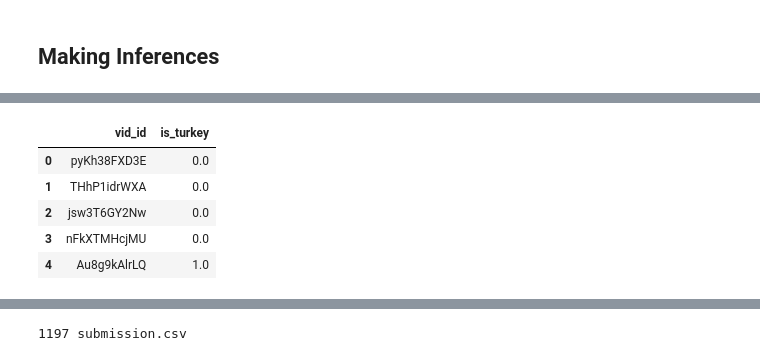
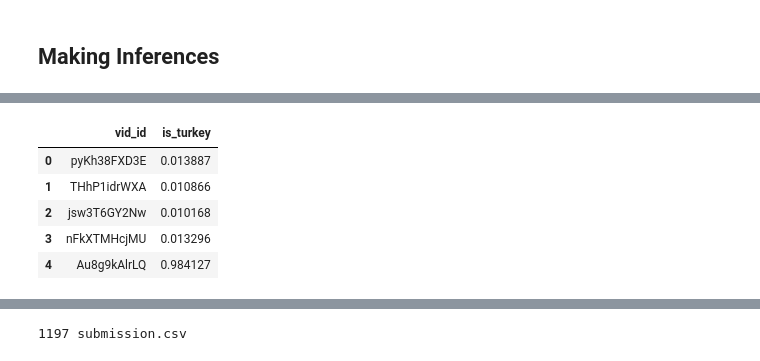
Before and after one commit to yfe404/kaggle-1st-place-dont-call-me-turkey, a Jupyter notebook: All Steps - Final Submission.ipynb, the cells around one changed output, grey strips where cells are left out. Cells and saved outputs as stored; diff of their text form; code cells hidden in the pictures.

Commit message:
add ensembling, modify process to avoid using validation data in training (oups) - update submission file now .998 on the leaderboard (2nd ex aequo over 265 teams as of this commit)

```diff
--- a/All Steps - Final Submission.ipynb
+++ b/All Steps - Final Submission.ipynb
@@ -1563,0 +1780,9 @@ def train_model(X_train, y_train, X_test, n_splits=5, verbose=2):
+# %%
+print("Generating weights")
+weights = []
+for i in range(11):
+    for j in range(11):
+        for k in range(11):
+            if sum([i,j,k]) == 10:
+                weights.append([i,j,k])
+print("[DONE] Generated {} weight combinations".format(len(weights)))
@@ -1564,3 +1984,3 @@ def train_model(X_train, y_train, X_test, n_splits=5, verbose=2):
 # %%
-preds, historys, missfits = train_model(X_train, y_train, X_test, n_splits=10, verbose=0)
+preds, preds_validation, historys, missfits = train_model(X_train, y_train, X_test, n_splits=5, verbose=2)
 # %% [output]
@@ -1577,0 +2043,4 @@ Cross Validation AUC = 0.9995057270864288
+# %%
+preds_numpy = np.array(preds)
+# %%
+preds2 = np.mean(preds_numpy, axis=0)
@@ -1578,16 +2257,16 @@ Cross Validation AUC = 0.9995057270864288
 # %%
-sub_df = pd.DataFrame({'vid_id':TEST_DF['vid_id'].values,'is_turkey':preds})
+sub_df = pd.DataFrame({'vid_id':TEST_DF['vid_id'].values,'is_turkey':preds2})
 columns_titles = ['vid_id', 'is_turkey']
 sub_df = sub_df.reindex(columns=columns_titles)
 sub_df.to_csv('submission.csv', index=False)
 sub_df.head()
 # %% [output]
 |  | vid_id | is_turkey |
-| 0 | pyKh38FXD3E | 0.0 |
-| 1 | THhP1idrWXA | 0.0 |
-| 2 | jsw3T6GY2Nw | 0.0 |
-| 3 | nFkXTMHcjMU | 0.0 |
-| 4 | Au8g9kAlrLQ | 1.0 |
+| 0 | pyKh38FXD3E | 0.013887 |
+| 1 | THhP1idrWXA | 0.010866 |
+| 2 | jsw3T6GY2Nw | 0.010168 |
+| 3 | nFkXTMHcjMU | 0.013296 |
+| 4 | Au8g9kAlrLQ | 0.984127 |
 # %%
 ! head submission.csv
 # %% [output]
```
Also changed, not shown: parts of 60 cells of this notebook, 2 other files.
